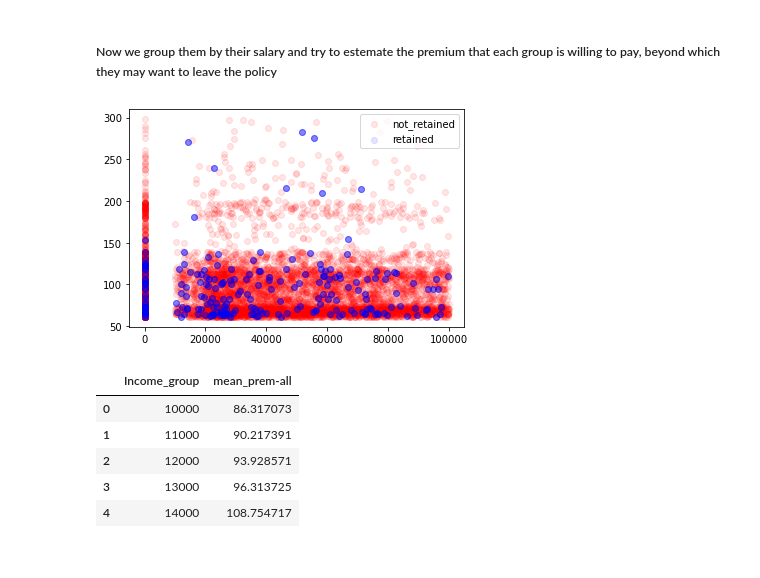
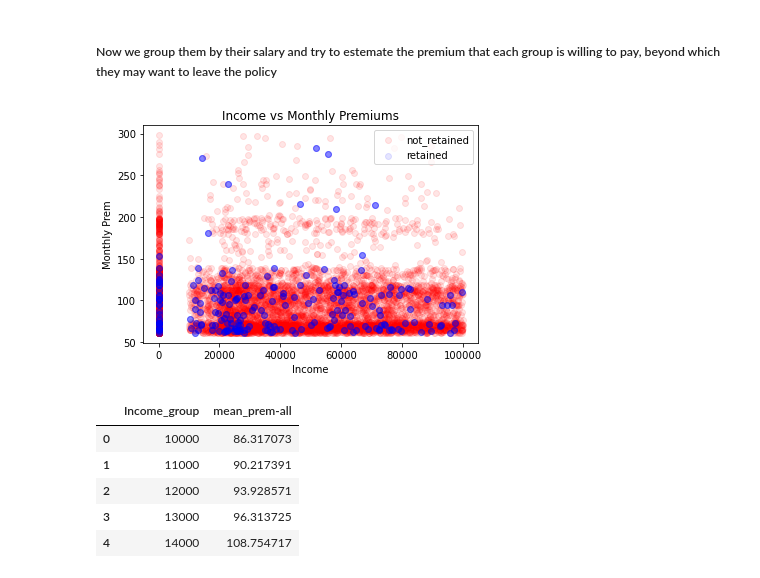
Before and after one commit to ASIVEMNQUMENI/retention, a Jupyter notebook: retention.ipynb, the cells around one changed output. Cells and saved outputs as stored; diff of their text form; code cells hidden in the pictures.

```diff
--- a/retention.ipynb
+++ b/retention.ipynb
@@ -137,13 +137,16 @@ Their monthly premium is pretty much the same, therefore it's not a factor.
 # %%
 fig, ax = plt.subplots()
 ax.scatter(not_retained['Income'] , not_retained['Monthly Premium Auto'], color='Red', label='not_retained',alpha=0.1)
 ax.scatter(retained['Income'] ,retained['Monthly Premium Auto'], color='Blue', label='retained',alpha = 0.1)
+plt.title("Income vs Monthly Premiums")
+plt.ylabel('Monthly Prem')
+plt.xlabel("Income")
 plt.legend()
 plt.show()
 
 # We dont see any clear distinction between these two groups from this graph
 # %% [output]
-[figure, old version]
+[figure, new version]
 # %%
 # we group them by their income and calculate the mean premium for each group
 def group_mean(dataframe,group):
```
Also changed, not shown: parts of 8 cells of this notebook.
